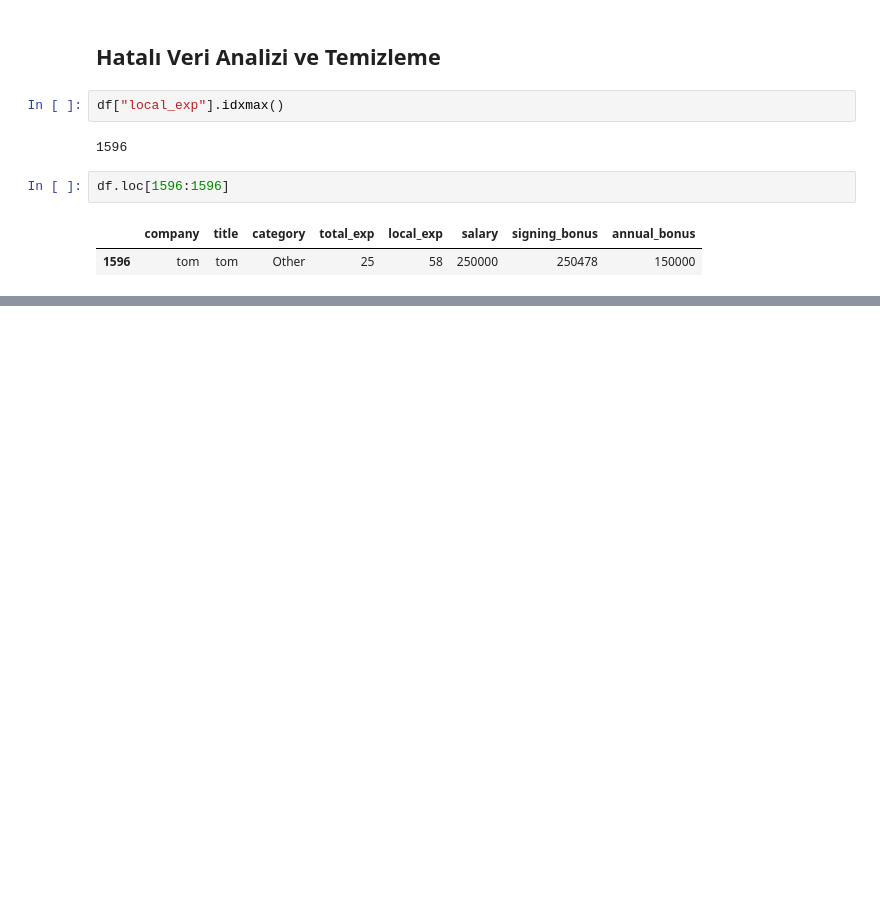
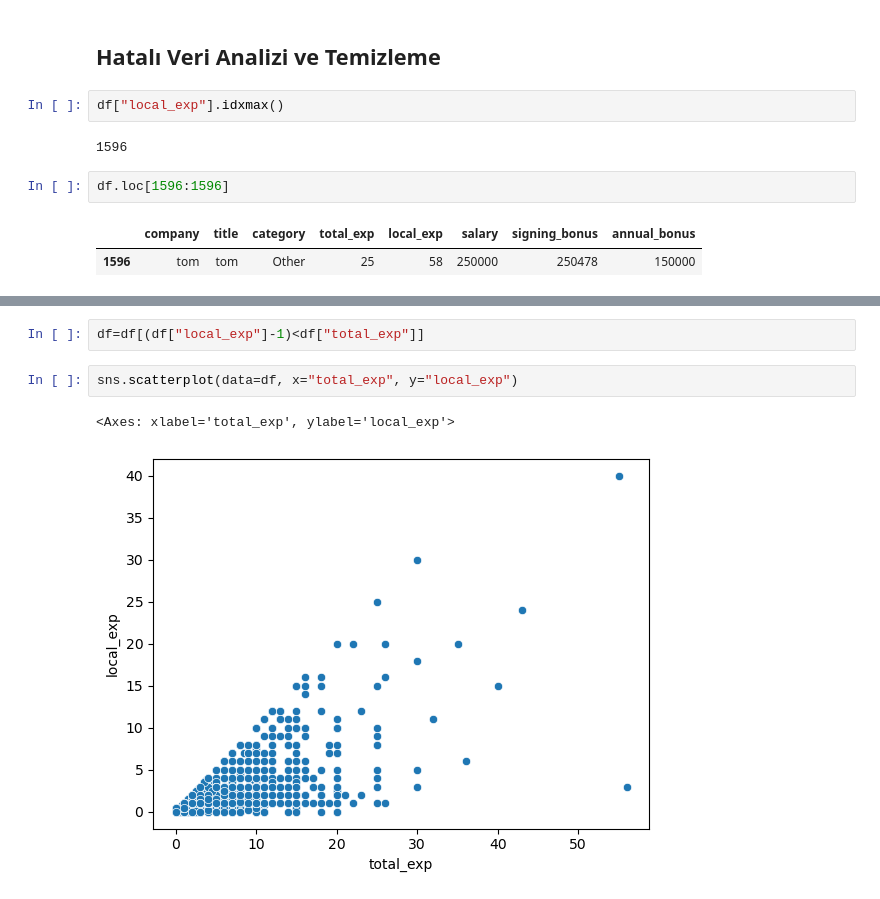
Before and after one commit to mustafaemirata/Veri-ve-Makine-Ogrenmesi, a Jupyter notebook: Veri Analizleri/01 Maas Anlizleri.ipynb, the cells around one changed output, grey strips where cells are left out. Cells and saved outputs as stored; diff of their text form; blank space fills up the shorter version.

```diff
--- a/Veri Analizleri/01 Maas Anlizleri.ipynb
+++ b/Veri Analizleri/01 Maas Anlizleri.ipynb
@@ -239,0 +248,7 @@ df.loc[1596:1596]
+# %%
+df=df[(df["local_exp"]-1)<df["total_exp"]]
+# %%
+sns.scatterplot(data=df, x="total_exp", y="local_exp")
+# %% [output]
+<Axes: xlabel='total_exp', ylabel='local_exp'>
+[figure, added]
```
Also changed, not shown: parts of 25 cells of this notebook.
